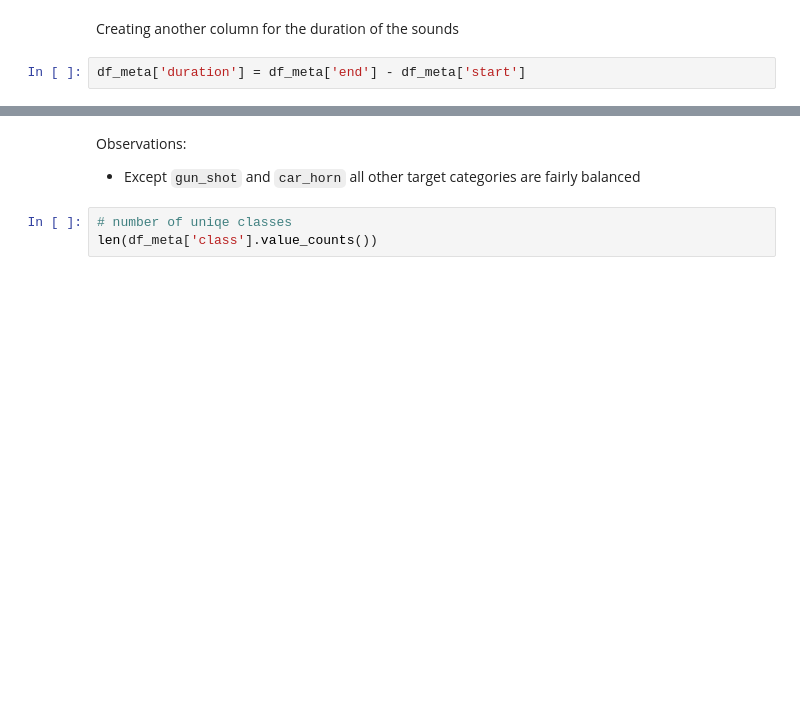
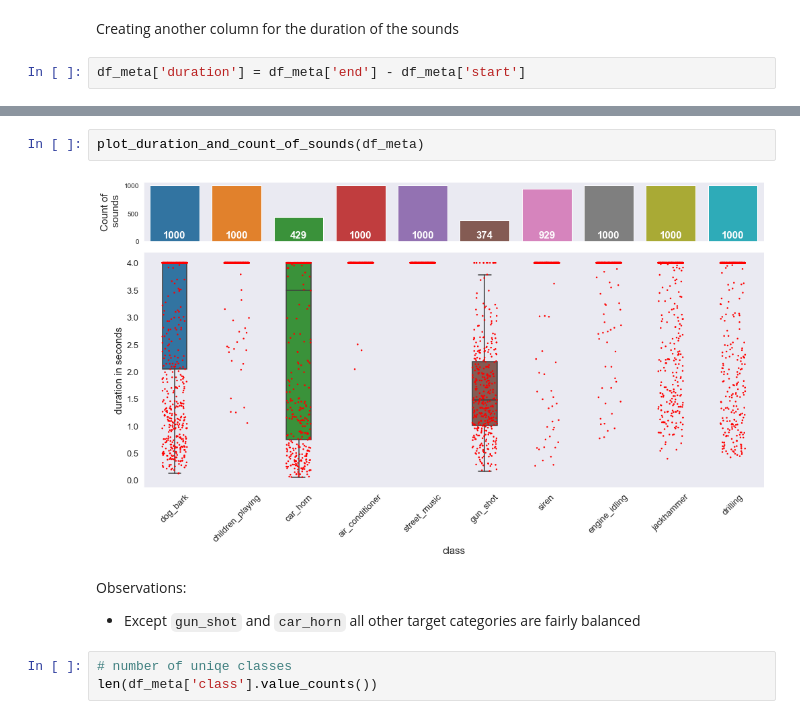
Before and after one commit to n1oftheabove/urban-sound-classification, a Jupyter notebook: final_project_reworked.ipynb, the cells around one changed output, grey strips where cells are left out. Saved outputs shown, nothing was run; the diff lists cells and outputs as text; blank space fills up the shorter version.

```diff
--- a/final_project_reworked.ipynb
+++ b/final_project_reworked.ipynb
@@ -168,3 +107,7 @@ plt.tight_layout()
+# %%
+plot_duration_and_count_of_sounds(df_meta)
+# %% [output]
+[figure, added]
 # %% [markdown]
 Observations:
 * Except `gun_shot` and `car_horn` all other target categories are fairly balanced
```
Also changed, not shown: parts of 69 cells of this notebook.
